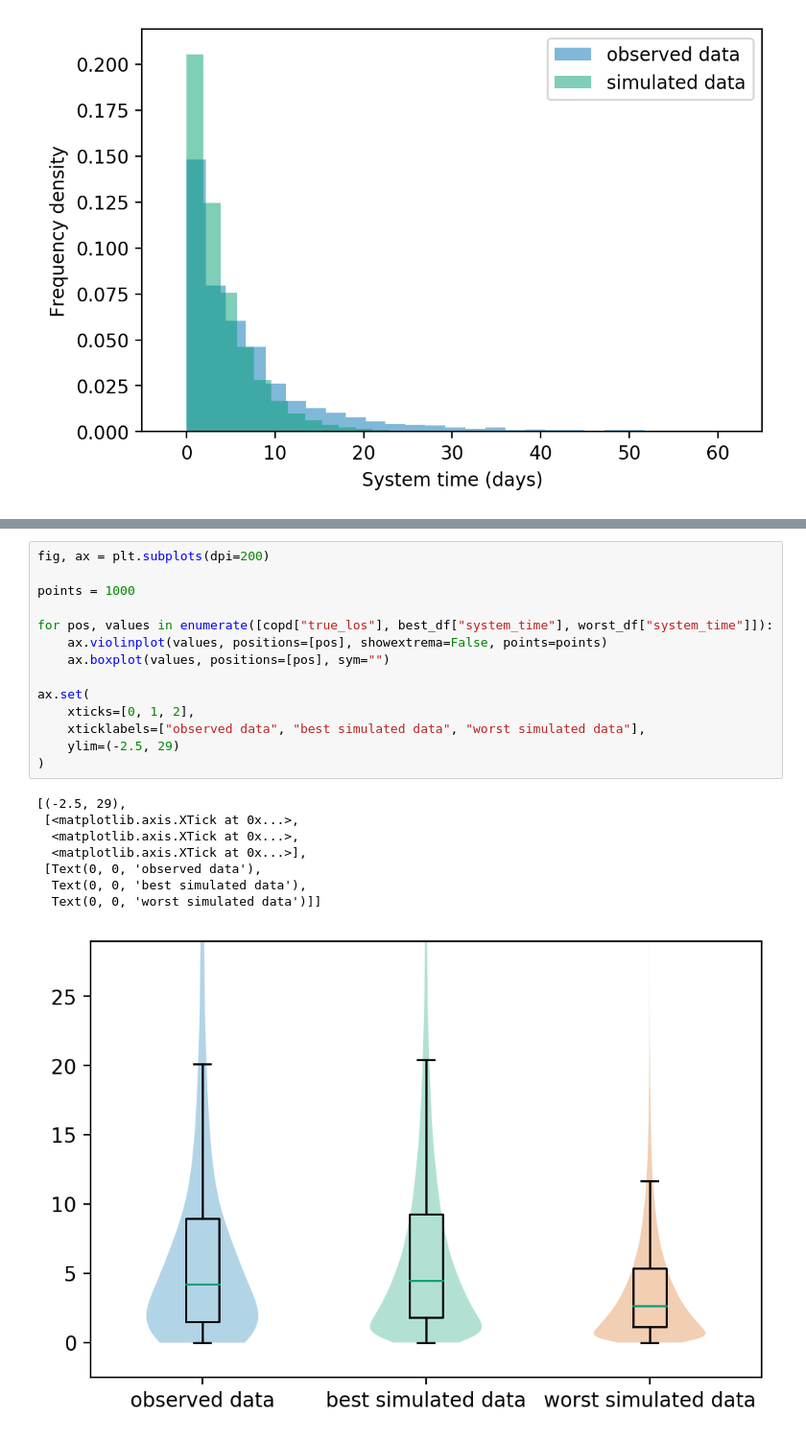
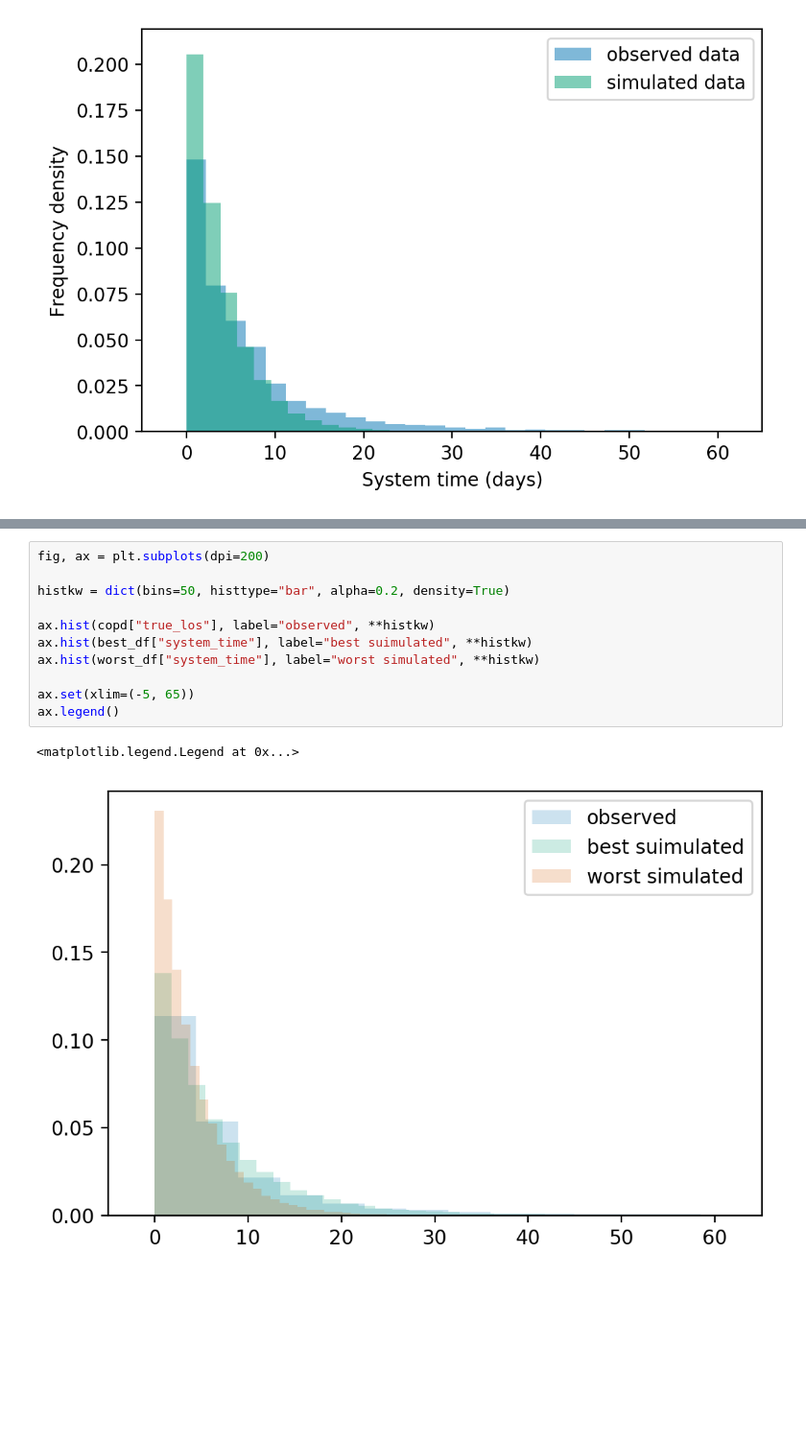
Before and after one commit to daffidwilde/copd-paper, a Jupyter notebook: nbs/queuing.ipynb, the cells around one changed output, grey strips where cells are left out. Shown at 96% size. Saved outputs shown, nothing was run; the diff lists cells and outputs as text; blank space fills up the shorter version.

```diff
--- a/nbs/queuing.ipynb
+++ b/nbs/queuing.ipynb
@@ -264,26 +264,17 @@ describes
 | 50% | 4.195139 | 4.452596 | 2.655732 |
 | 75% | 8.930556 | 9.252244 | 5.330906 |
 | max | 224.927778 | 90.822876 | 47.801514 |
-# %%
-fig, ax = plt.subplots(dpi=200)
-
-points = 1000
-
-for pos, values in enumerate([copd["true_los"], best_df["system_time"], worst_df["system_time"]]):
-    ax.violinplot(values, positions=[pos], showextrema=False, points=points)
-    ax.boxplot(values, positions=[pos], sym="")
-
-ax.set(
-    xticks=[0, 1, 2],
-    xticklabels=["observed data", "best simulated data", "worst simulated data"],
-    ylim=(-2.5, 29)
-)
-# %% [output]
-[(-2.5, 29),
- [<matplotlib.axis.XTick at 0x...>,
-  <matplotlib.axis.XTick at 0x...>,
-  <matplotlib.axis.XTick at 0x...>],
- [Text(0, 0, 'observed data'),
-  Text(0, 0, 'best simulated data'),
-  Text(0, 0, 'worst simulated data')]]
-[figure, removed]
+# %%
+fig, ax = plt.subplots(dpi=200)
+
+histkw = dict(bins=50, histtype="bar", alpha=0.2, density=True)
+
+ax.hist(copd["true_los"], label="observed", **histkw)
+ax.hist(best_df["system_time"], label="best suimulated", **histkw)
+ax.hist(worst_df["system_time"], label="worst simulated", **histkw)
+
+ax.set(xlim=(-5, 65))
+ax.legend()
+# %% [output]
+<matplotlib.legend.Legend at 0x...>
+[figure, added]
```
Also changed, not shown: parts of 1 cell of this notebook, 6 other files.
